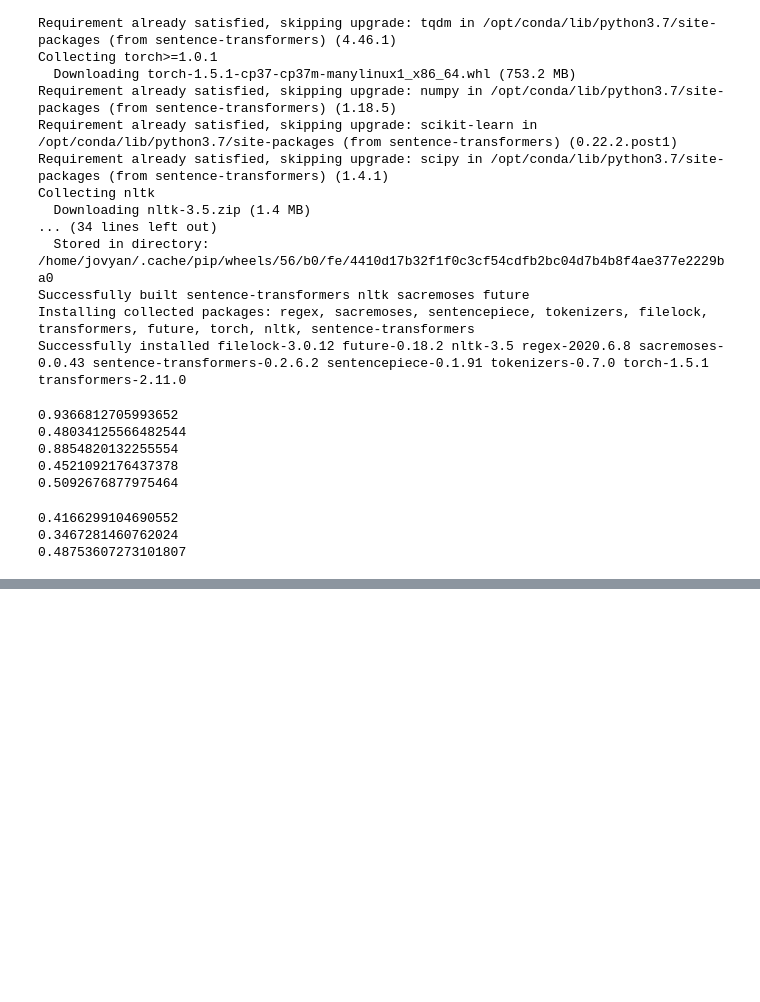
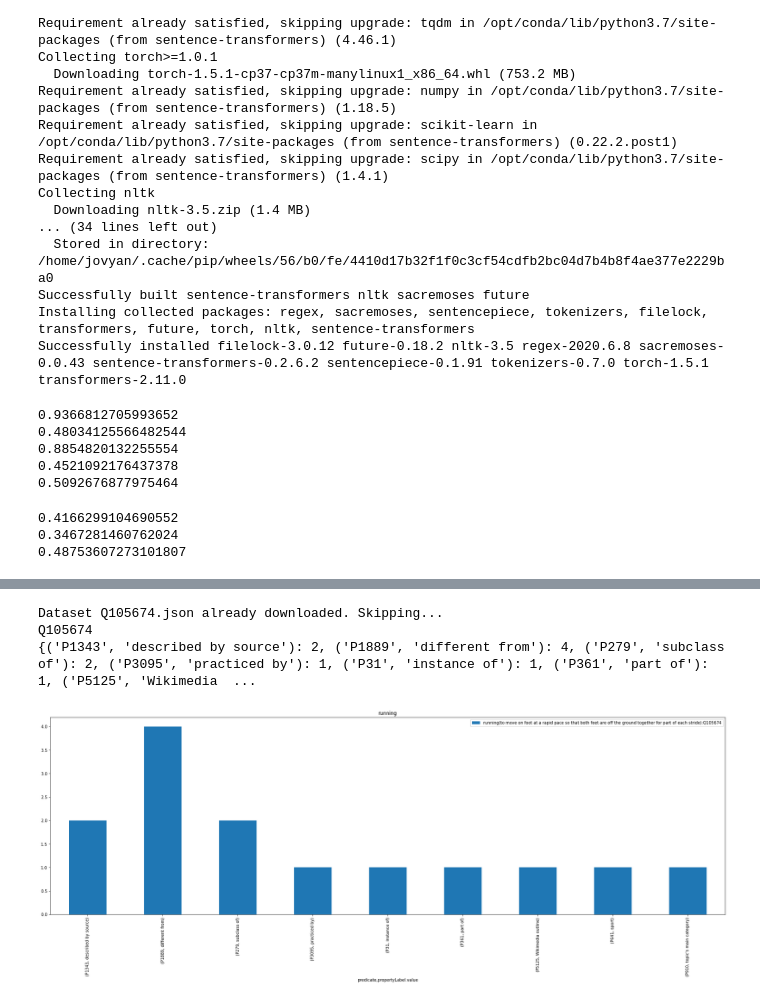
Before and after one commit to erolm-a/colla-framework, a Jupyter notebook: notebooks/WikidataTuples.ipynb, the cells around one changed output, grey strips where cells are left out. Saved outputs shown, nothing was run; the diff lists cells and outputs as text; code cells hidden in the pictures; blank space fills up the shorter version.

```diff
--- a/notebooks/WikidataTuples.ipynb
+++ b/notebooks/WikidataTuples.ipynb
@@ -387,0 +448,9 @@ plot_distribution(family_distribution)
+# %%
+run_entity = Entity("running", "to move on foot at a rapid pace so that both feet are off the ground together for part of each stride")
+run_entity.calculate_distribution()
+run_entity.plot()
+# %% [output]
+Dataset Q105674.json already downloaded. Skipping...
+Q105674
+{('P1343', 'described by source'): 2, ('P1889', 'different from'): 4, ('P279', 'subclass of'): 2, ('P3095', 'practiced by'): 1, ('P31', 'instance of'): 1, ('P361', 'part of'): 1, ('P5125', 'Wikimedia  ...
+[figure, added]
```
Also changed, not shown: parts of 17 cells of this notebook.
